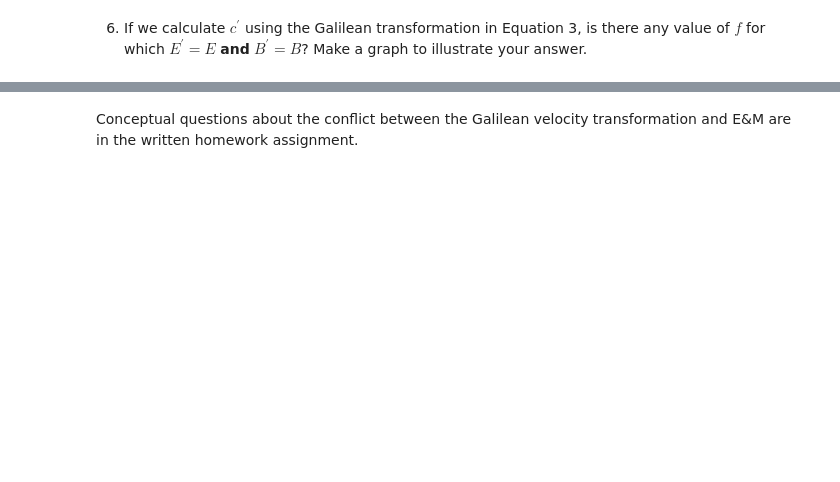
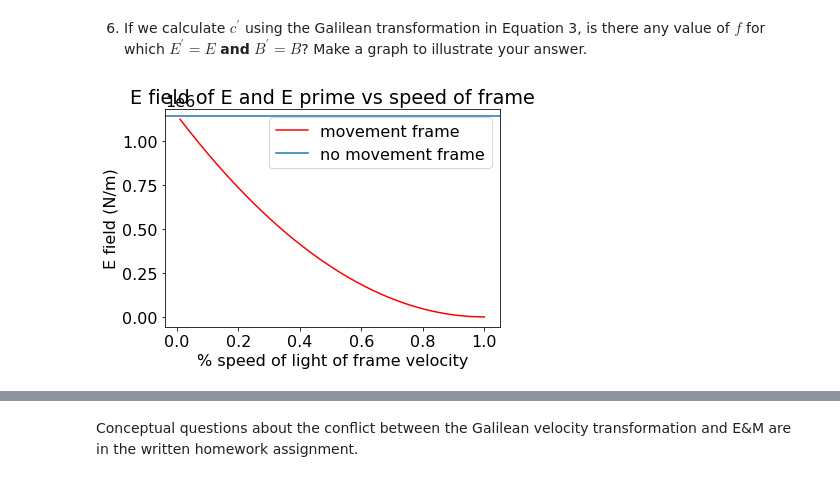
Before and after one commit to mitchrg/phys309, a Jupyter notebook: assignment1.ipynb, the cells around one changed output, grey strips where cells are left out. Cells and saved outputs as stored; diff of their text form; code cells hidden in the pictures; blank space fills up the shorter version.

```diff
--- a/assignment1.ipynb
+++ b/assignment1.ipynb
@@ -126,4 +179,19 @@ plt.show()
 <li>If we calculate $c^{\prime}$ using the Galilean transformation in Equation 3, is there any value of $f$ for which $E^{\prime} = E$ <strong>and</strong> $B^{\prime} = B$? Make a graph to illustrate your answer.</li>
 </ol>
 # %%
-# Plot here
+r=1*10**-6
+f = np.linspace(.01, 1, 1000) # velocity of moving frame
+c_prime = c-c*f
+efield_f = 1/(4*np.pi*e0*new_u0(c_prime))*(q/r**2) / 1000
+efield_c = 1/(4*np.pi*e0*u0)*(q/r**2) / 1000
+plt.plot(f,efield_f, label = 'movement frame', color='red')
+plt.axhline(y=efield_c,xmin=0,xmax=1, label= 'no movement frame')
+#plt.plot(f,)
+plt.xlabel('% speed of light of frame velocity')
+plt.ylabel("E field (N/m)")
+plt.title("E field of E and E prime vs speed of frame")
+
+plt.legend()
+plt.show()
+# %% [output]
+[figure, added]
```
Also changed, not shown: parts of 8 cells of this notebook.
